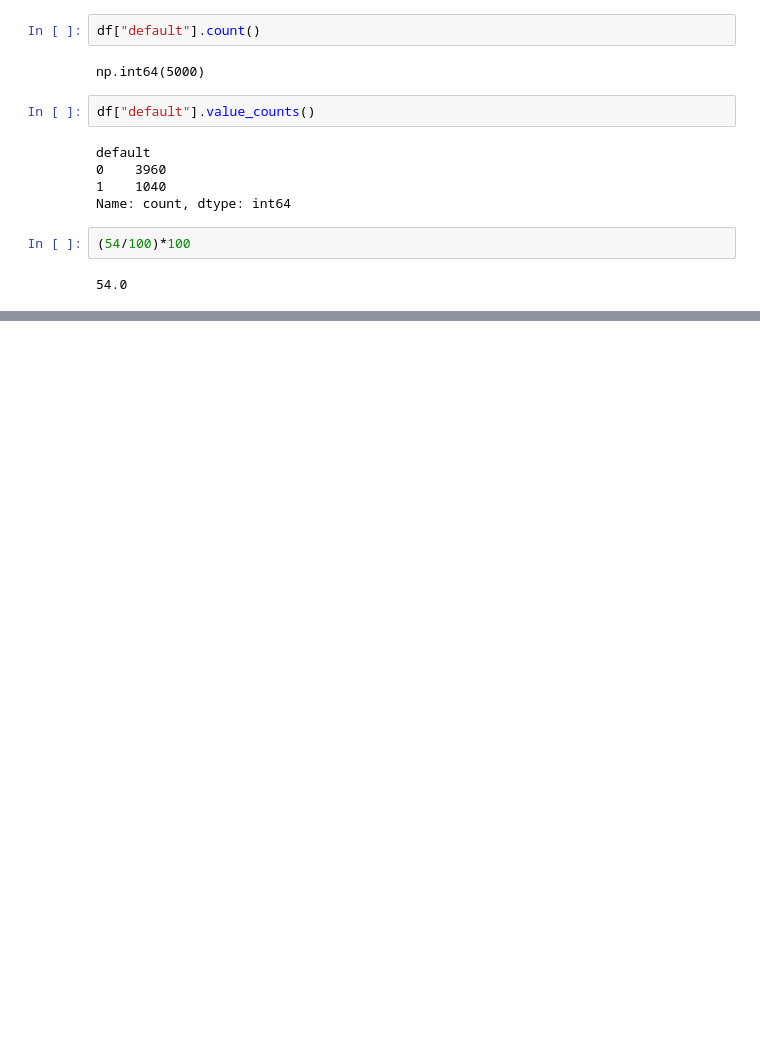
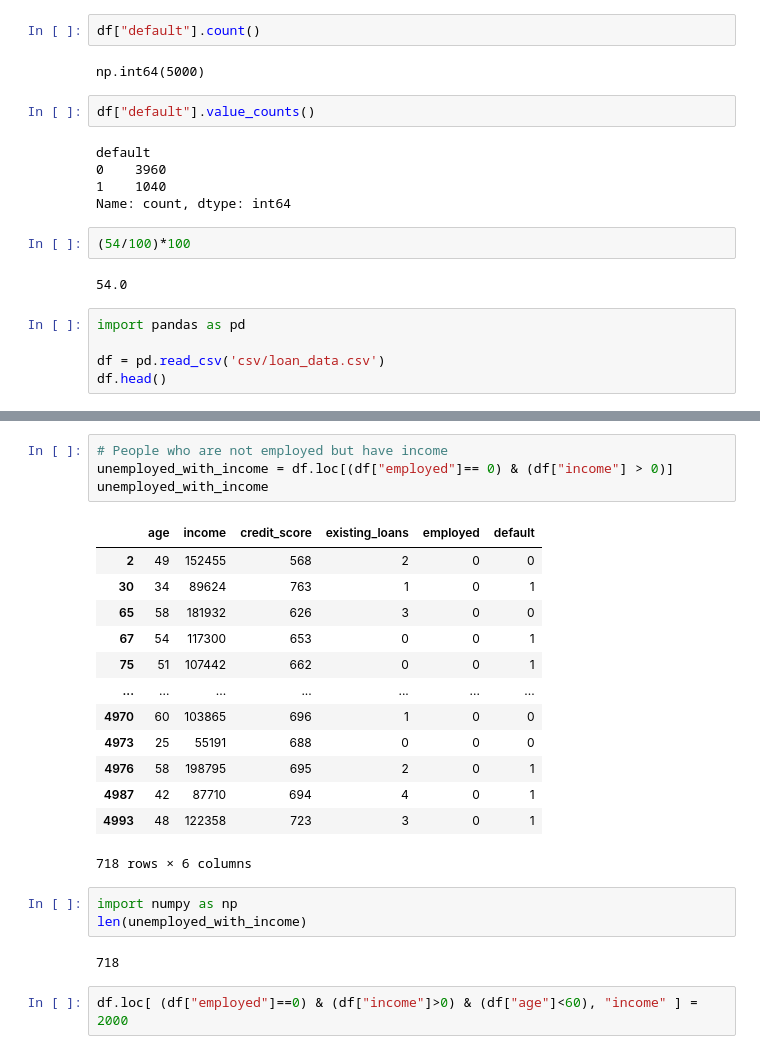
Before and after one commit to mdalishekh/DriftShield, a Jupyter notebook: data_clean.ipynb, the cells around one changed output, grey strips where cells are left out. Saved outputs shown, nothing was run; the diff lists cells and outputs as text; blank space fills up the shorter version.

Commit message:
Data cleaning & filtering garbage

```diff
--- a/data_clean.ipynb
+++ b/data_clean.ipynb
@@ -77,3 +74,8 @@ Name: count, dtype: int64
 (54/100)*100
 # %% [output]
 54.0
+# %%
+import pandas as pd
+
+df = pd.read_csv('csv/loan_data.csv')
+df.head()
@@ -79,0 +89,25 @@ Name: count, dtype: int64
+# %%
+# People who are not employed but have income
+unemployed_with_income = df.loc[(df["employed"]== 0) & (df["income"] > 0)]
+unemployed_with_income
+# %% [output]
+|  | age | income | credit_score | existing_loans | employed | default |
+| 2 | 49 | 152455 | 568 | 2 | 0 | 0 |
+| 30 | 34 | 89624 | 763 | 1 | 0 | 1 |
+| 65 | 58 | 181932 | 626 | 3 | 0 | 0 |
+| 67 | 54 | 117300 | 653 | 0 | 0 | 1 |
+| 75 | 51 | 107442 | 662 | 0 | 0 | 1 |
+| ... | ... | ... | ... | ... | ... | ... |
+| 4970 | 60 | 103865 | 696 | 1 | 0 | 0 |
+| 4973 | 25 | 55191 | 688 | 0 | 0 | 0 |
+| 4976 | 58 | 198795 | 695 | 2 | 0 | 1 |
+| 4987 | 42 | 87710 | 694 | 4 | 0 | 1 |
+| 4993 | 48 | 122358 | 723 | 3 | 0 | 1 |
+718 rows × 6 columns
+# %%
+import numpy as np
+len(unemployed_with_income)
+# %% [output]
+718
+# %%
+df.loc[ (df["employed"]==0) & (df["income"]>0) & (df["age"]<60), "income" ] = 2000
```
Also changed, not shown: parts of 14 cells of this notebook.
